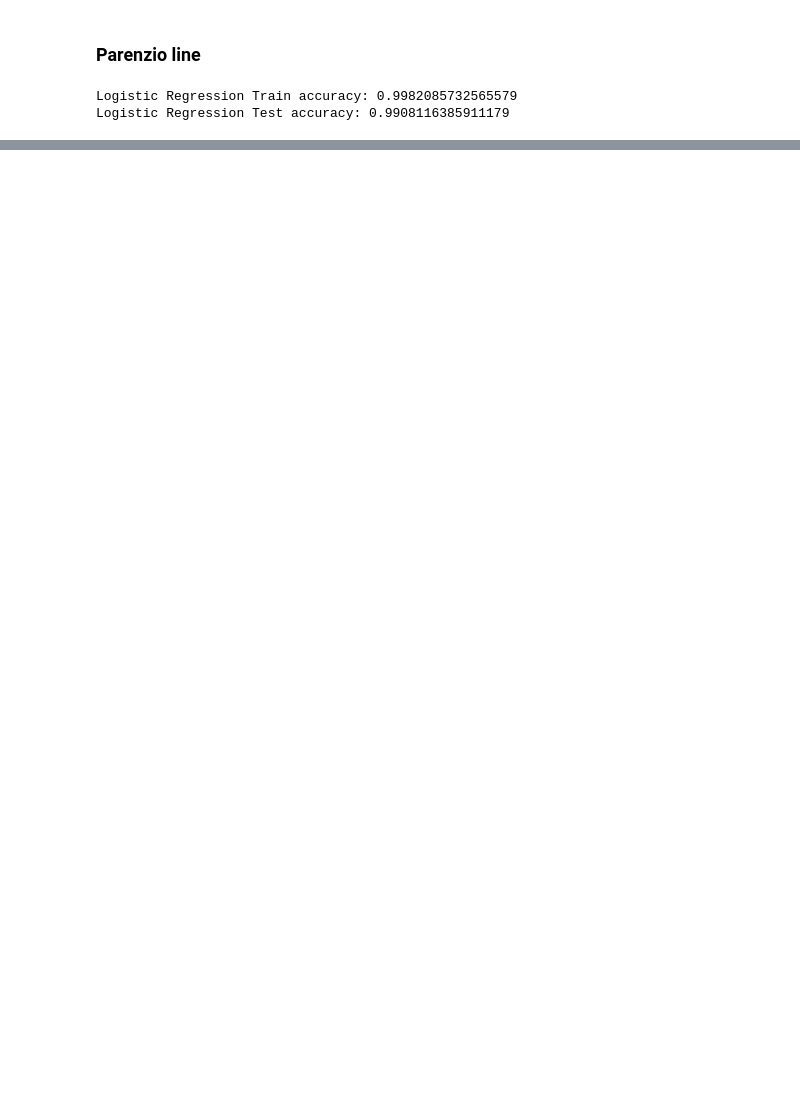
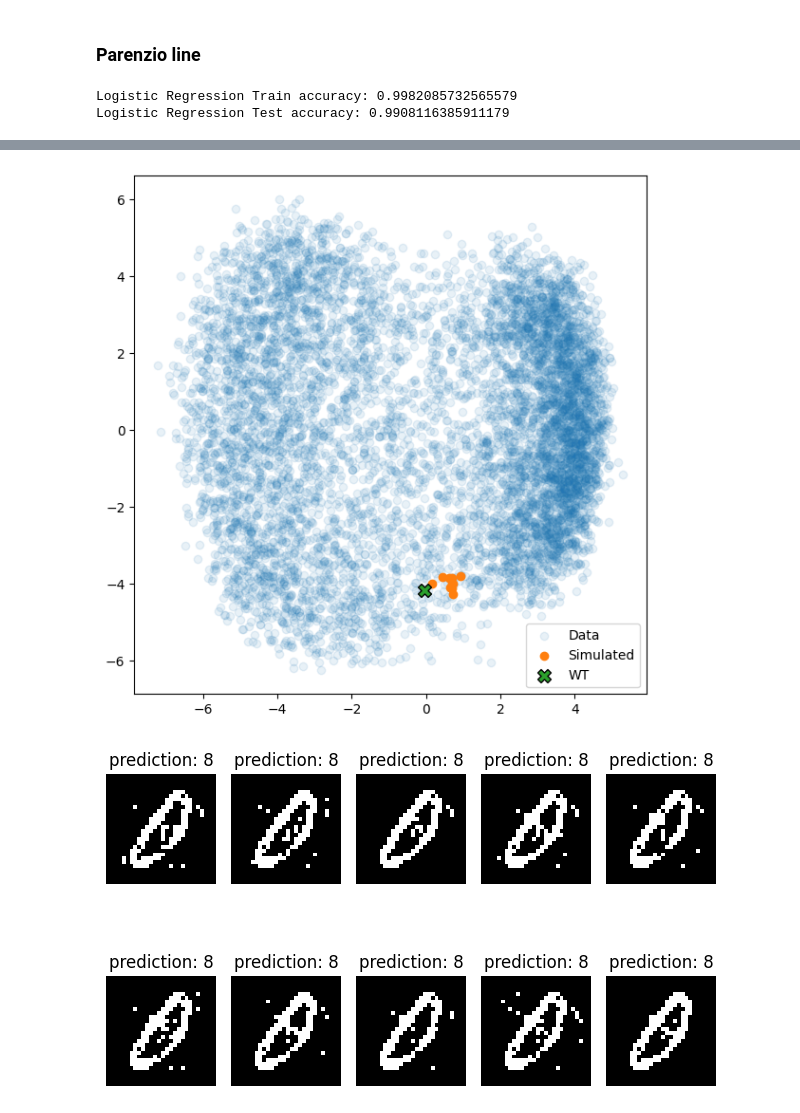
Before and after one commit to spqb/thermostable-ribozymes, a Jupyter notebook: notebooks/test_MNIST08_model.ipynb, the cells around one changed output, grey strips where cells are left out. Cells and saved outputs as stored; diff of their text form; code cells hidden in the pictures; blank space fills up the shorter version.

```diff
--- a/notebooks/test_MNIST08_model.ipynb
+++ b/notebooks/test_MNIST08_model.ipynb
@@ -605,0 +650,34 @@ interaction = widgets.interact(plot_patterns, label_pattern=label_pattern)
+# %%
+num_steps = 1000
+num_samples = 10
+
+beta = 10
+importance_weight = 8
+
+simulator = Simulator(predictor=logreg, predictor_type="logreg", wild_type=wild_type, importance_weight=importance_weight, beta=beta)
+sim = simulator.mcmc(num_steps=num_steps, num_samples=num_samples)
+
+# pca of the sim
+sim_pca = pca.transform(sim.cpu().numpy())
+
+fig = plt.figure(figsize=(6,6))
+ax = fig.add_subplot(111)
+wt_pca = pca.transform(wild_type.view(1, -1).cpu().numpy())
+ax.scatter(data_proj[:, 0], data_proj[:, 1], alpha=0.1, label="Data")
+ax.scatter(sim_pca[:, 0], sim_pca[:, 1], label="Simulated")
+ax.scatter(wt_pca[:, 0], wt_pca[:, 1], marker="X", s=100, edgecolors="black", label="WT")
+ax.legend()
+plt.tight_layout()
+
+# plot 10 mnist sim data
+predictions = logreg.predict(sim.cpu().numpy())
+fig = plt.figure()
+for i in range(10):
+    plt.subplot(2, 5, i + 1)
+    plt.imshow(sim[i].view(28, 28).cpu().numpy(), cmap="gray")
+    plt.title(f"prediction: {predictions[i]}")
+    plt.axis("off")
+plt.tight_layout()
+# %% [output]
+[figure, added]
+[figure, added]
```
Also changed, not shown: parts of 12 cells of this notebook.
